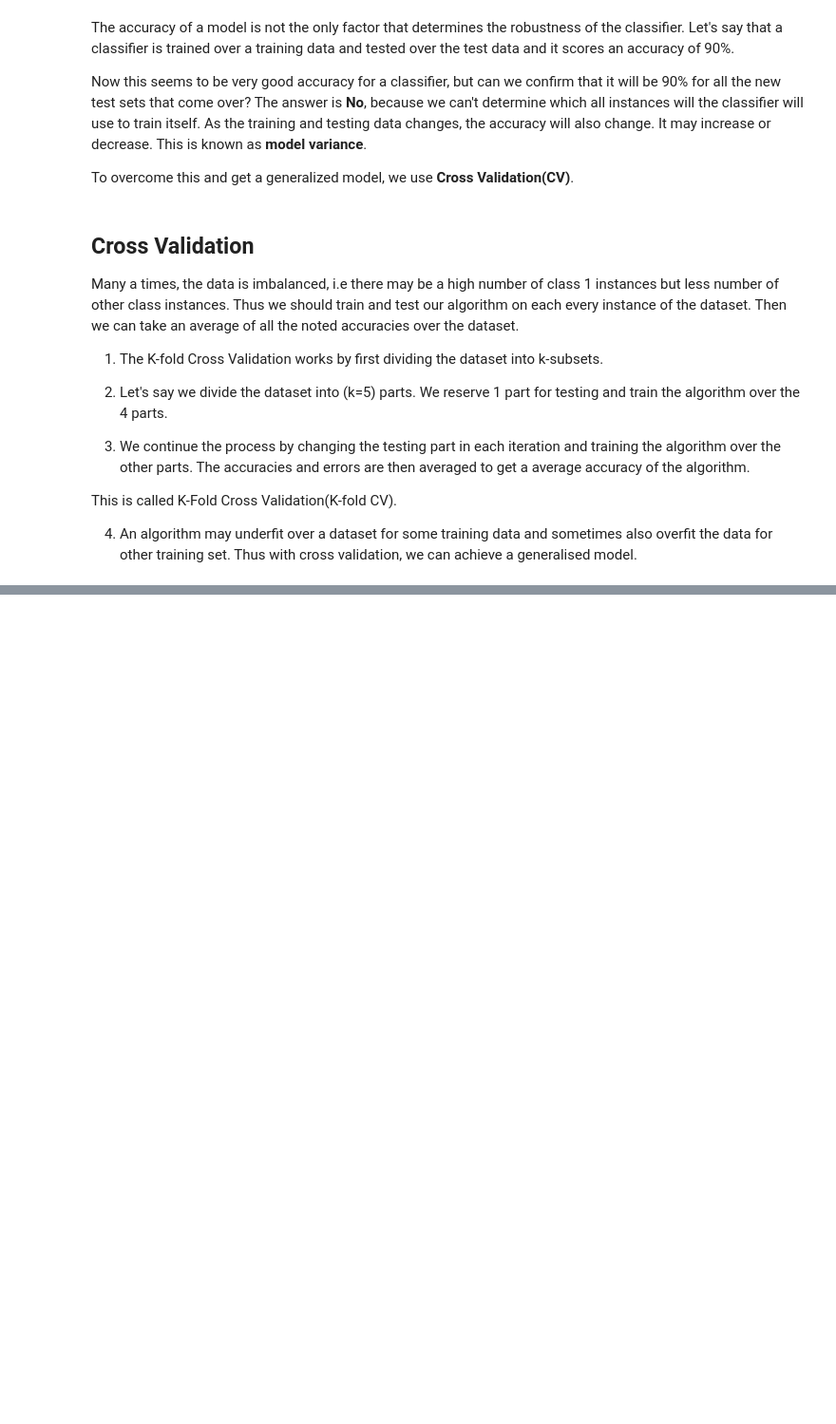
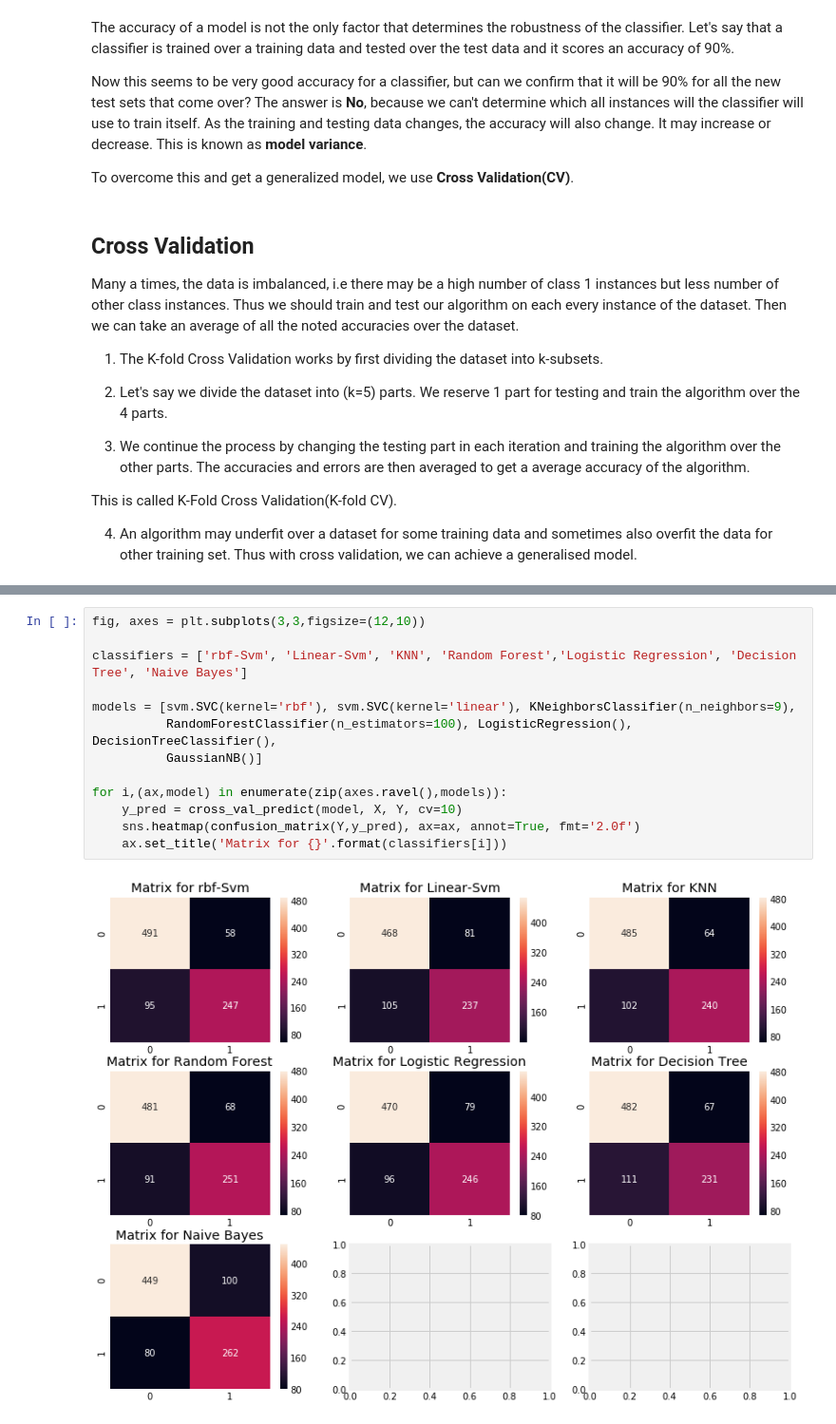
Before and after one commit to haesung-j/Titanic, a Jupyter notebook: 2nd Titianic. EDA To Prediction.ipynb, the cells around one changed output, grey strips where cells are left out. Shown at 95% size. Cells and saved outputs as stored; diff of their text form; blank space fills up the shorter version.

```diff
--- a/2nd Titianic. EDA To Prediction.ipynb
+++ b/2nd Titianic. EDA To Prediction.ipynb
@@ -884,0 +998,15 @@ This is called K-Fold Cross Validation(K-fold CV).
+# %%
+fig, axes = plt.subplots(3,3,figsize=(12,10))
+
+classifiers = ['rbf-Svm', 'Linear-Svm', 'KNN', 'Random Forest','Logistic Regression', 'Decision Tree', 'Naive Bayes']
+
+models = [svm.SVC(kernel='rbf'), svm.SVC(kernel='linear'), KNeighborsClassifier(n_neighbors=9),
+          RandomForestClassifier(n_estimators=100), LogisticRegression(), DecisionTreeClassifier(),
+          GaussianNB()]
+
+for i,(ax,model) in enumerate(zip(axes.ravel(),models)):
+    y_pred = cross_val_predict(model, X, Y, cv=10)
+    sns.heatmap(confusion_matrix(Y,y_pred), ax=ax, annot=True, fmt='2.0f')
+    ax.set_title('Matrix for {}'.format(classifiers[i]))
+# %% [output]
+[figure, added]
```
Also changed, not shown: parts of 23 cells of this notebook.
